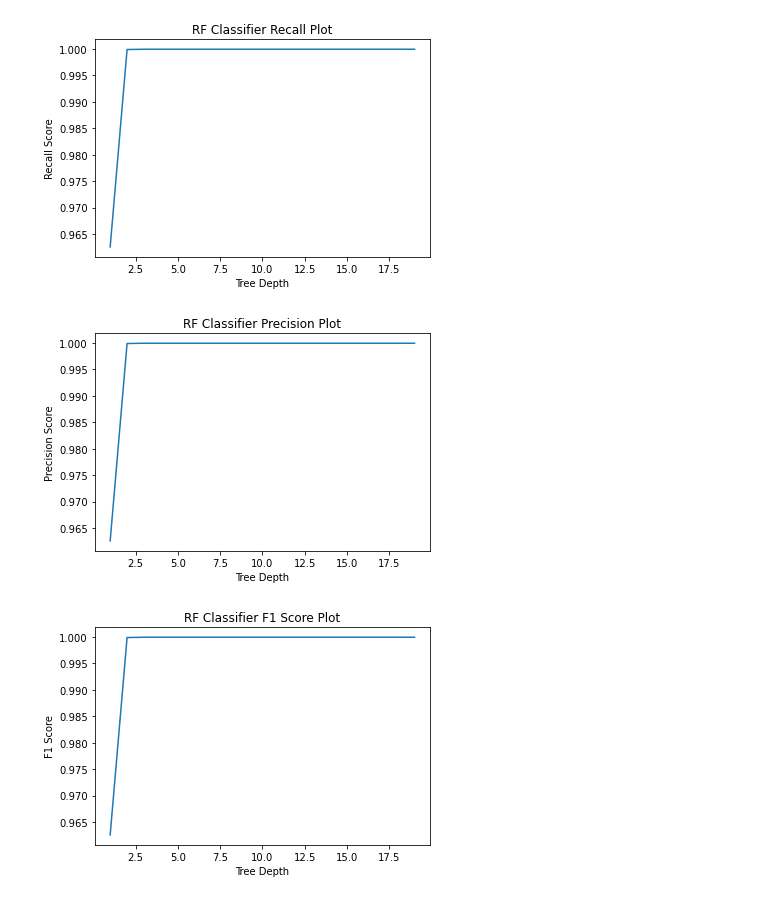
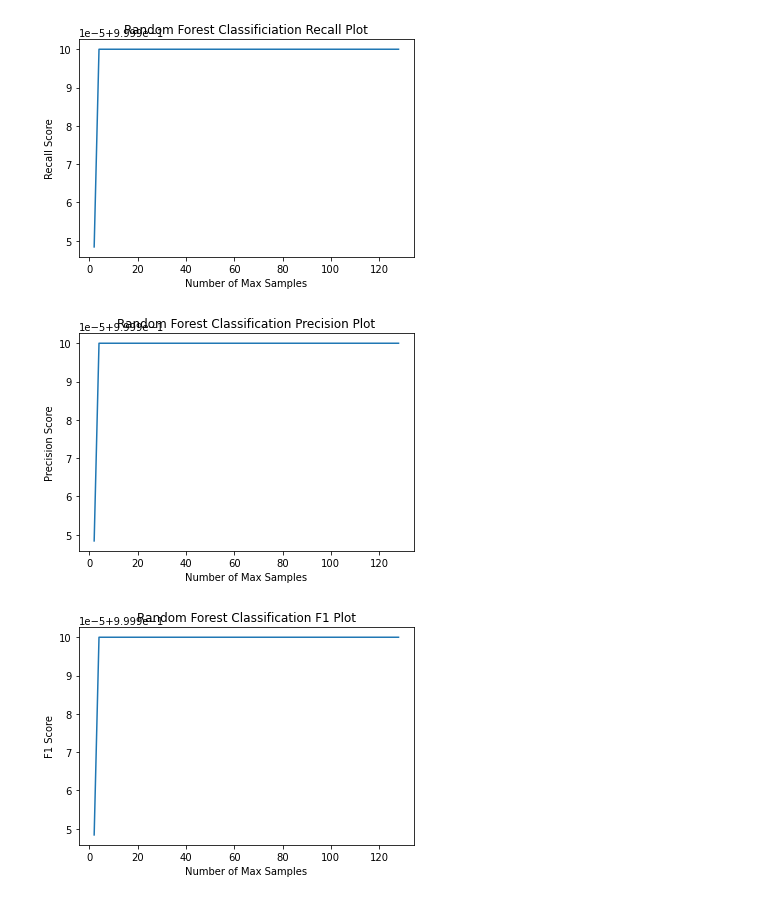
Before and after one commit to KajCozi/MSU_REU_process, a Jupyter notebook: RF_Categories.ipynb, the cells around one changed output. Drawn from its saved outputs; the diff is of its cells as text; code cells hidden in the pictures.

```diff
--- a/RF_Categories.ipynb
+++ b/RF_Categories.ipynb
@@ -62,14 +38,7 @@ print(set(y))
 {0, 1, 3, 4}
 # %%
-# Split data into testing and training sets
 from sklearn.model_selection import train_test_split
-X_train, X_test, y_train, y_test = train_test_split(X_sample, y, test_size=0.33, random_state=42)
+X_train, X_test, y_train, y_test = train_test_split(X, y, test_size=0.33, random_state=42)
-# %%
-# Use RF classifier to label attack types as 'normal, dos, u2r, r2l, or probe'
-from sklearn.ensemble import RandomForestClassifier
-clf = RandomForestClassifier(max_depth = 20, random_state = 42)
-clf.fit(X_train,y_train)
-y_pred = clf.predict(X_test)
 # %%
 from sklearn.metrics import recall_score
 from sklearn.metrics import precision_score
@@ -98,8 +65,8 @@ def calculations(n):
     f1_scores.append(f)
 # %%
 ilist = []
-i = 1
-while i<20:
+i = 2
+while i<200:
     calculations(i)
     ilist.append(i)
-    i=i+1
+    i=i*2
@@ -124,24 +89,28 @@ import matplotlib.pyplot as plt
-# %%
-plt.plot(ilist, recall_scores)
-plt.xlabel('Tree Depth')
-plt.ylabel('Recall Score')
-plt.title('RF Classifier Recall Plot')
-plt.show()
-# %% [output]
-[figure, removed]
-# %%
-plt.plot(ilist, precision_scores)
-plt.xlabel('Tree Depth')
-plt.ylabel('Precision Score')
-plt.title('RF Classifier Precision Plot')
-plt.show()
-# %% [output]
-[figure, removed]
-# %%
-plt.plot(ilist, f1_scores)
-plt.xlabel('Tree Depth')
-plt.ylabel('F1 Score')
-plt.title('RF Classifier F1 Score Plot')
-plt.show()
-# %% [output]
-[figure, removed]
+# %%
+import matplotlib.pyplot as plt
+
+def individual_plots():
+
+    plt.plot(ilist, recall_scores)
+    plt.xlabel('Number of Max Samples')
+    plt.ylabel('Recall Score')
+    plt.title('Random Forest Classificiation Recall Plot')
+    plt.show()
+
+    plt.plot(ilist, precision_scores)
+    plt.xlabel('Number of Max Samples')
+    plt.ylabel('Precision Score')
+    plt.title('Random Forest Classification Precision Plot')
+    plt.show()
+
+    plt.plot(ilist, f1_scores)
+    plt.xlabel('Number of Max Samples')
+    plt.ylabel('F1 Score')
+    plt.title('Random Forest Classification F1 Plot')
+    plt.show()
+# %%
+individual_plots()
+# %% [output]
+[figure, added]
+[figure, added]
+[figure, added]
```
Also changed, not shown: parts of 13 cells of this notebook.
